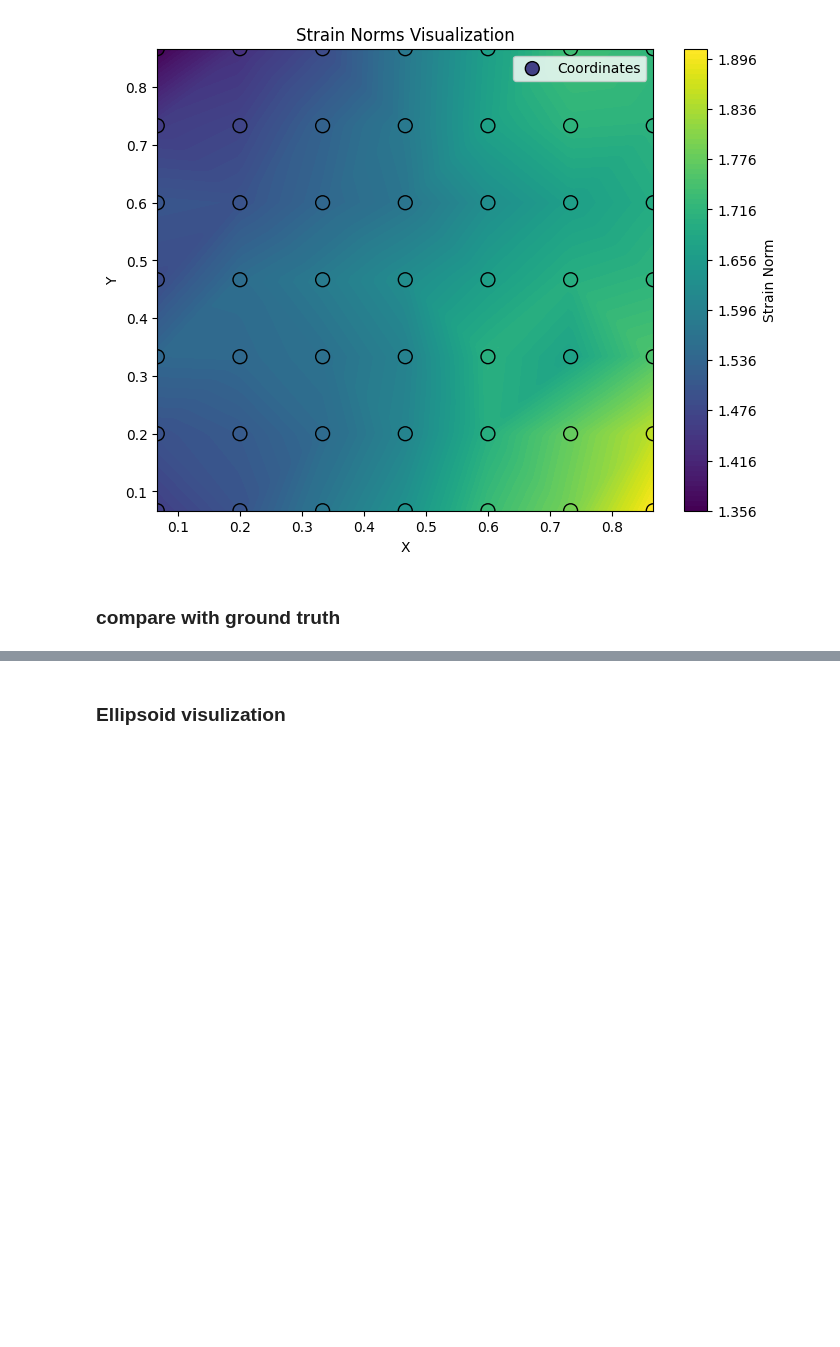
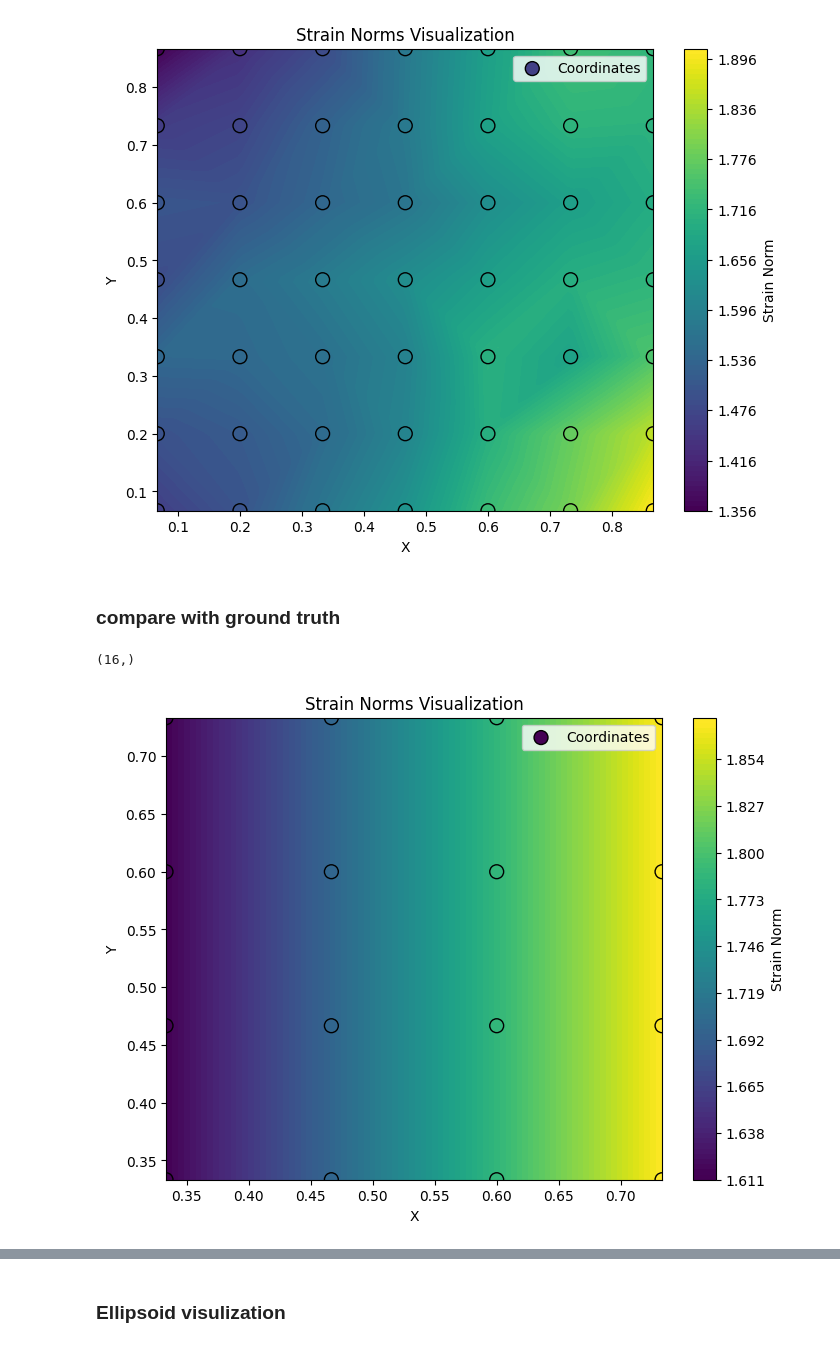
Before and after one commit to Xiaowen2024/GraphicsResearch, a Jupyter notebook: visualization/displacement_visualizer.ipynb, the cells around one changed output, grey strips where cells are left out. Saved outputs shown, nothing was run; the diff lists cells and outputs as text; code cells hidden in the pictures; blank space fills up the shorter version.

```diff
--- a/visualization/displacement_visualizer.ipynb
+++ b/visualization/displacement_visualizer.ipynb
@@ -632,7 +629,13 @@ xy_values = [
     [0.733333, 0.733333]
 ]
 xy_values = np.array(xy_values)
-ground_truth_strain = calculate_strain(xy_values)
+ground_truth_strain = calculate_strain(xy_values, calculate_deformation_gradient)
+# %%
+ground_truth_strain_norms = np.linalg.norm(ground_truth_strain, axis=(1, 2))
+visualize_strain_norm_2D(xy_values, ground_truth_strain_norms)
+# %% [output]
+(16,)
+[figure, added]
 # %%
 x_both_values, y_both_values = parse_csv_for_xy("../output/deformation_gradient_rect_both_0.1.csv")
 valid_mask = ~np.isnan(x_both_values) & ~np.isnan(y_both_values)
```
Also changed, not shown: parts of 17 cells of this notebook, 6 other files.
